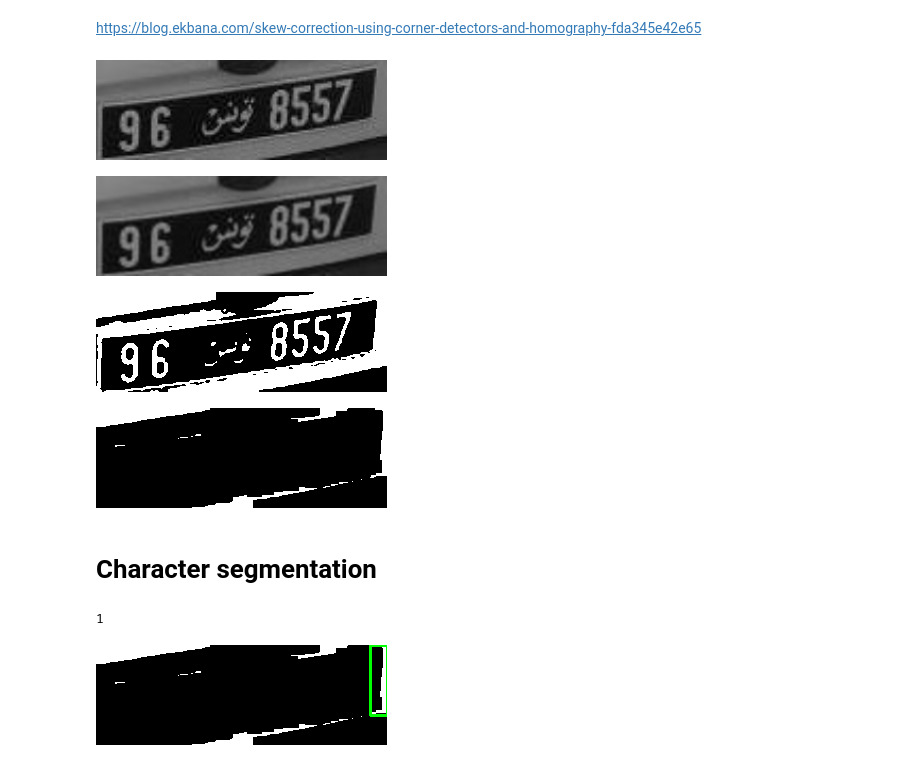
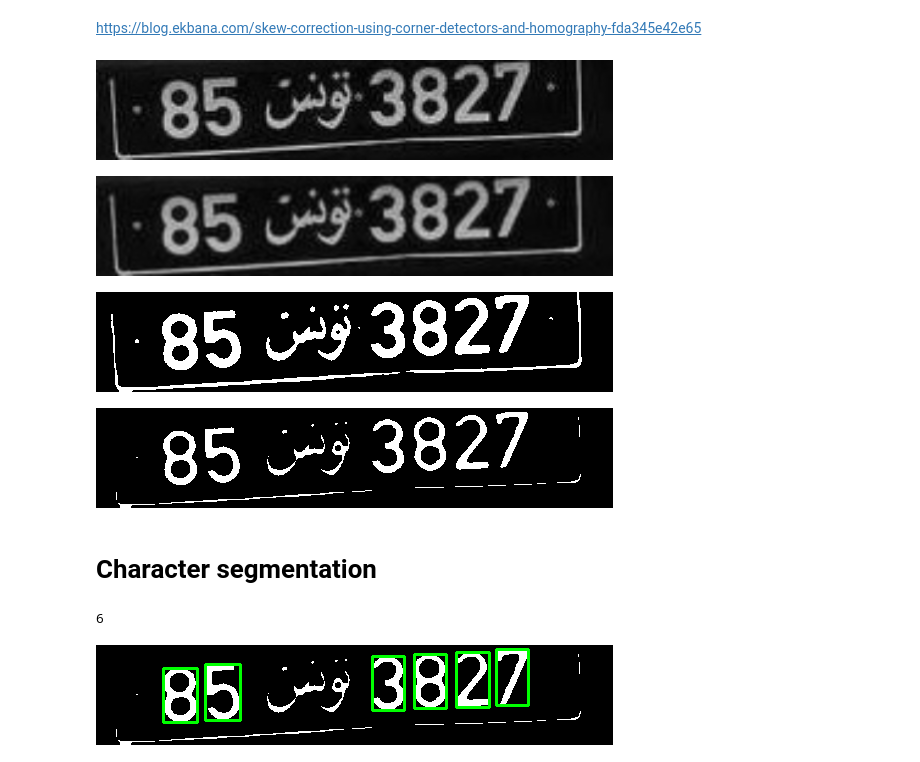
Before and after one commit to trikialaa/Tunisian-Licence-Plate-Number-Recognition, a Jupyter notebook: Tunisian_plate_number_recognition.ipynb, the cells around one changed output. Cells and saved outputs as stored; diff of their text form; code cells hidden in the pictures.

```diff
--- a/Tunisian_plate_number_recognition.ipynb
+++ b/Tunisian_plate_number_recognition.ipynb
@@ -12,7 +10,7 @@ from google.colab.patches import cv2_imshow
 # **Preprocessing**
 # %%
 PATH = './pics'
-PIC_NAME = '11.jpg'
+PIC_NAME = '14.jpg'
 
 img = cv2.imread(PATH+'/'+PIC_NAME)
 (h, w, d) = img.shape
@@ -31,23 +29,23 @@ https://blog.ekbana.com/skew-correction-using-corner-detectors-and-homography-fd
 img = cv2.cvtColor(img,cv2.COLOR_BGR2GRAY)
 cv2_imshow(img)
 # %% [output]
-[figure, old version]
+[figure, new version]
 # %%
 img = cv2.GaussianBlur(img, (3,3), 0)
 cv2_imshow(img)
 # %% [output]
-[figure, old version]
+[figure, new version]
 # %%
 img2 = img.copy()
 img2 = cv2.threshold(img, 100, 255, cv2.THRESH_BINARY)[1]
 cv2_imshow(img2)
 # %% [output]
-[figure, old version]
+[figure, new version]
 # %%
-img2 = cv2.erode(img2, None, iterations=2)
+img2 = cv2.erode(img2, None, iterations=1)
 cv2_imshow(img2)
 # %% [output]
-[figure, old version]
+[figure, new version]
 # %% [markdown]
 # **Character segmentation**
 # %%
@@ -69,5 +67,5 @@ for c in cnts:
 print(i)
 cv2_imshow(img3)
 # %% [output]
-1
+6
-[figure, old version]
+[figure, new version]
```
Also changed, not shown: parts of 2 cells of this notebook.
